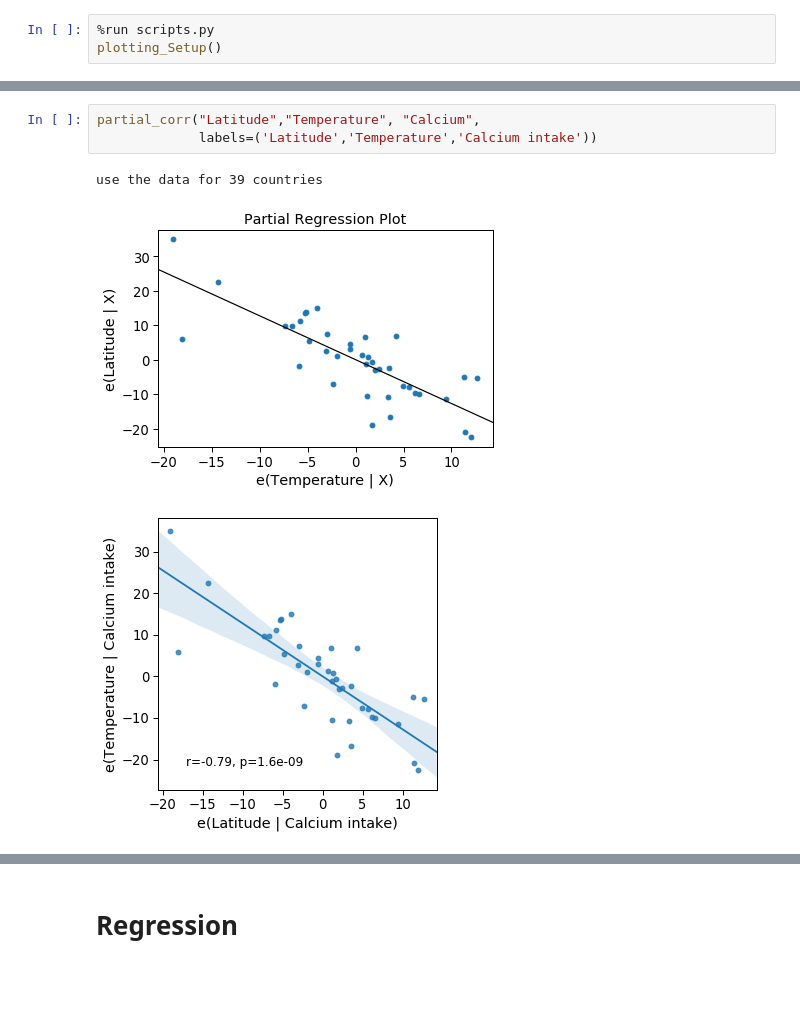
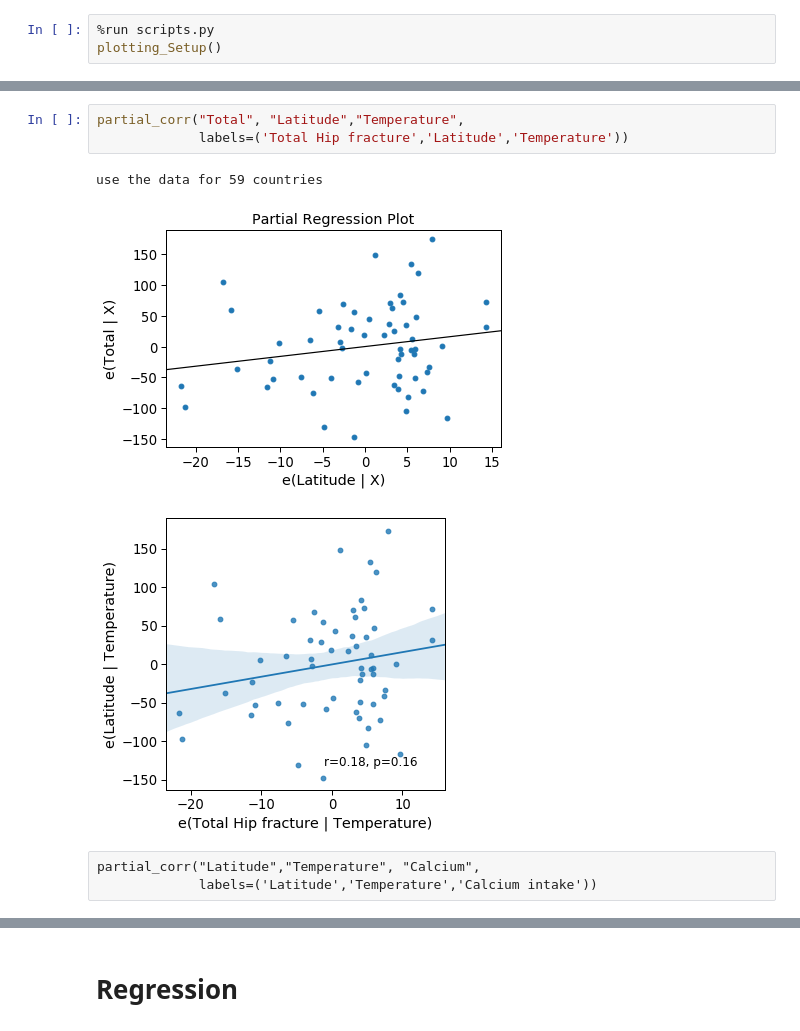
Before and after one commit to SilasK/WarmMicrobiota, a Jupyter notebook: Correlations_in_human/scritps/HUMAN-correlations.ipynb, the cells around one changed output, grey strips where cells are left out. Saved outputs shown, nothing was run; the diff lists cells and outputs as text; blank space fills up the shorter version.

```diff
--- a/Correlations_in_human/scritps/HUMAN-correlations.ipynb
+++ b/Correlations_in_human/scritps/HUMAN-correlations.ipynb
@@ -196,7 +226,10 @@ use the data for 51 countries
 # %%
-partial_corr("Latitude","Temperature", "Calcium",
-             labels=('Latitude','Temperature','Calcium intake'))
+partial_corr("Total", "Latitude","Temperature",
+             labels=('Total Hip fracture','Latitude','Temperature'))
 # %% [output]
-use the data for 39 countries
+use the data for 59 countries
-[figure, old version]
+[figure, new version]
-[figure, old version]
+[figure, new version]
+# %% [raw]
+partial_corr("Latitude","Temperature", "Calcium",
+             labels=('Latitude','Temperature','Calcium intake'))
```
Also changed, not shown: parts of 35 cells of this notebook, 4 other files.
